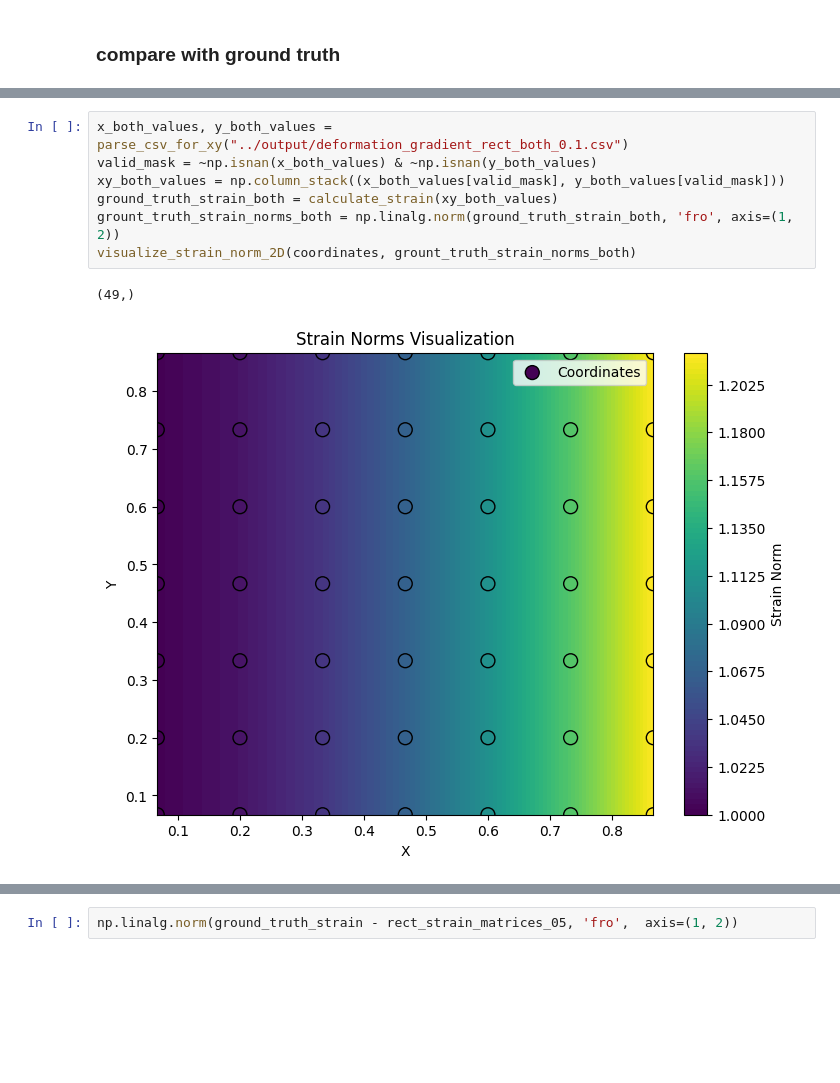
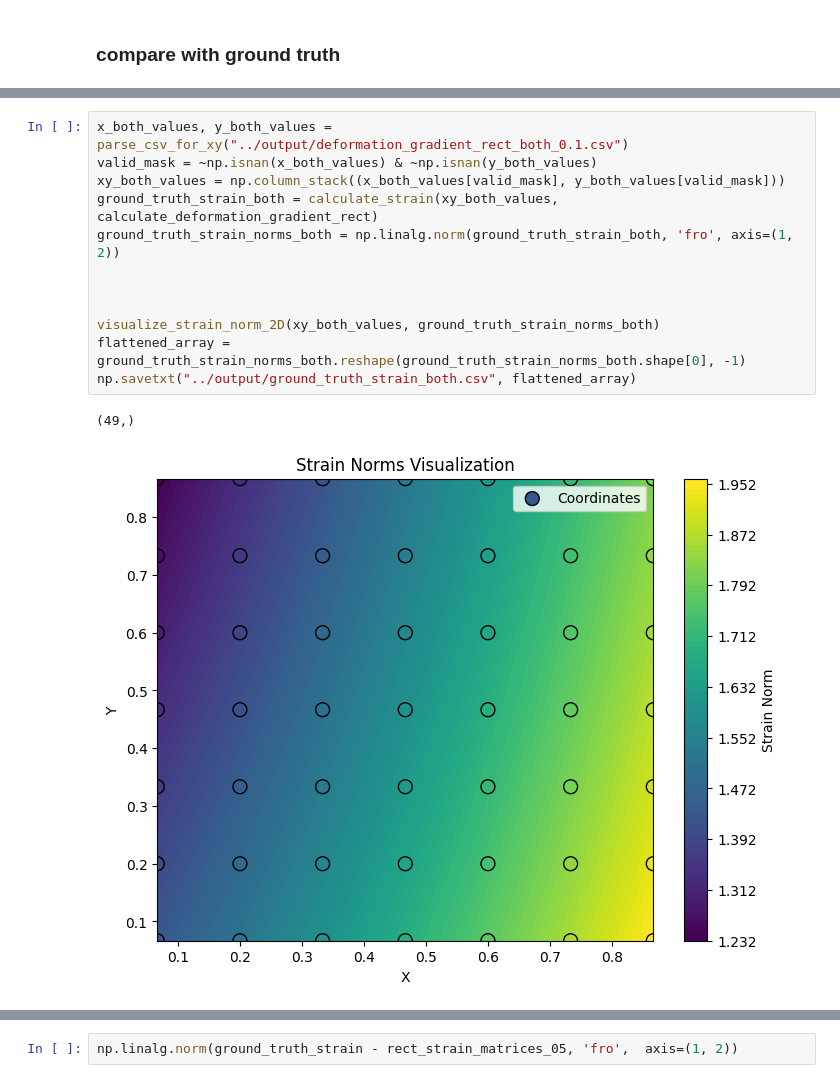
Before and after one commit to Xiaowen2024/GraphicsResearch, a Jupyter notebook: visualization/displacement_visualizer.ipynb, the cells around one changed output, grey strips where cells are left out. Saved outputs shown, nothing was run; the diff lists cells and outputs as text; blank space fills up the shorter version.

```diff
--- a/visualization/displacement_visualizer.ipynb
+++ b/visualization/displacement_visualizer.ipynb
@@ -636,10 +639,15 @@ ground_truth_strain = calculate_strain(xy_values)
 # %%
 x_both_values, y_both_values = parse_csv_for_xy("../output/deformation_gradient_rect_both_0.1.csv")
 valid_mask = ~np.isnan(x_both_values) & ~np.isnan(y_both_values)
 xy_both_values = np.column_stack((x_both_values[valid_mask], y_both_values[valid_mask]))
-ground_truth_strain_both = calculate_strain(xy_both_values)
-grount_truth_strain_norms_both = np.linalg.norm(ground_truth_strain_both, 'fro', axis=(1, 2))
-visualize_strain_norm_2D(coordinates, grount_truth_strain_norms_both)
+ground_truth_strain_both = calculate_strain(xy_both_values, calculate_deformation_gradient_rect)
+ground_truth_strain_norms_both = np.linalg.norm(ground_truth_strain_both, 'fro', axis=(1, 2))
+
+
+
+visualize_strain_norm_2D(xy_both_values, ground_truth_strain_norms_both)
+flattened_array = ground_truth_strain_norms_both.reshape(ground_truth_strain_norms_both.shape[0], -1)
+np.savetxt("../output/ground_truth_strain_both.csv", flattened_array)
 # %% [output]
 (49,)
-[figure, old version]
+[figure, new version]
```
Also changed, not shown: parts of 18 cells of this notebook, 6 other files.
